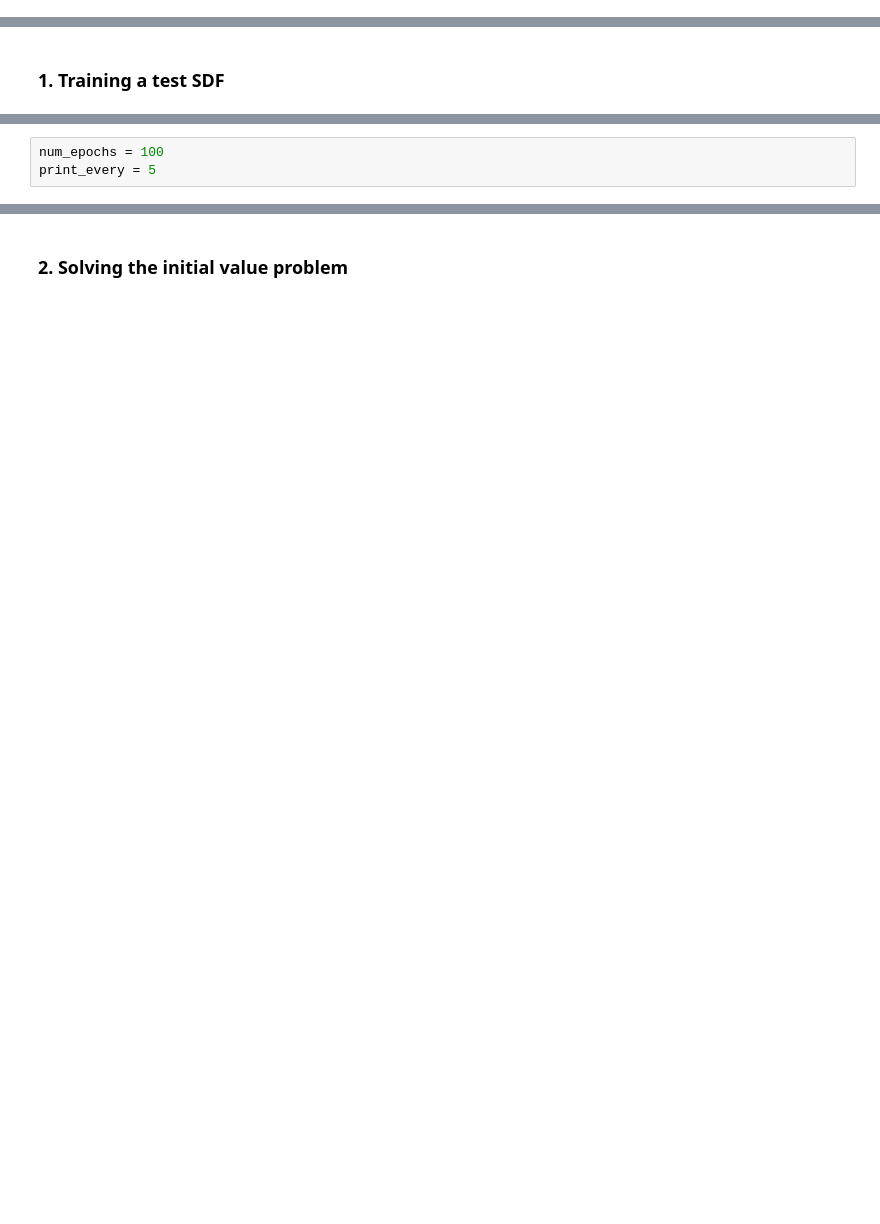
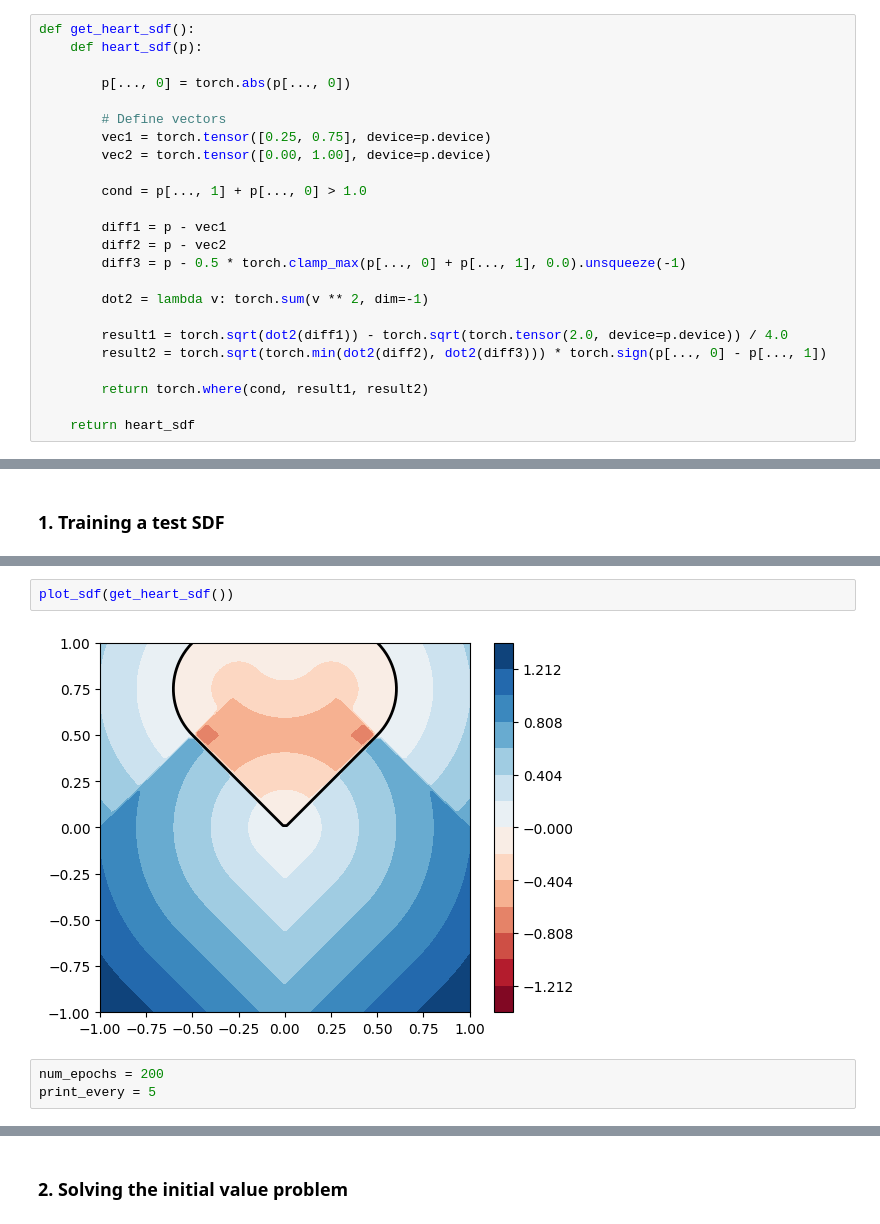
Before and after one commit to Jakub-Szymkowiak/neural-sdf-evo, a Jupyter notebook: sdf-evo-cont_v01.ipynb, the cells around one changed output, grey strips where cells are left out. Cells and saved outputs as stored; diff of their text form; blank space fills up the shorter version.

```diff
--- a/sdf-evo-cont_v01.ipynb
+++ b/sdf-evo-cont_v01.ipynb
@@ -124,0 +182,24 @@ def get_sphere_sdf(r):
+# %%
+def get_heart_sdf():
+    def heart_sdf(p):
+
+        p[..., 0] = torch.abs(p[..., 0])
+
+        # Define vectors
+        vec1 = torch.tensor([0.25, 0.75], device=p.device)
+        vec2 = torch.tensor([0.00, 1.00], device=p.device)
+
+        cond = p[..., 1] + p[..., 0] > 1.0
+
+        diff1 = p - vec1
+        diff2 = p - vec2
+        diff3 = p - 0.5 * torch.clamp_max(p[..., 0] + p[..., 1], 0.0).unsqueeze(-1)
+
+        dot2 = lambda v: torch.sum(v ** 2, dim=-1)
+
+        result1 = torch.sqrt(dot2(diff1)) - torch.sqrt(torch.tensor(2.0, device=p.device)) / 4.0
+        result2 = torch.sqrt(torch.min(dot2(diff2), dot2(diff3))) * torch.sign(p[..., 0] - p[..., 1])
+
+        return torch.where(cond, result1, result2)
+
+    return heart_sdf
@@ -222,6 +324,10 @@ dataset = TensorDataset(X, Y)
 
 batch_size = 1
 dataloader = DataLoader(dataset, batch_size)
+# %%
+plot_sdf(get_heart_sdf())
+# %% [output]
+[figure, added]
 # %%
-num_epochs = 100
+num_epochs = 200
 print_every = 5
```
Also changed, not shown: parts of 19 cells of this notebook, 2 other files.
